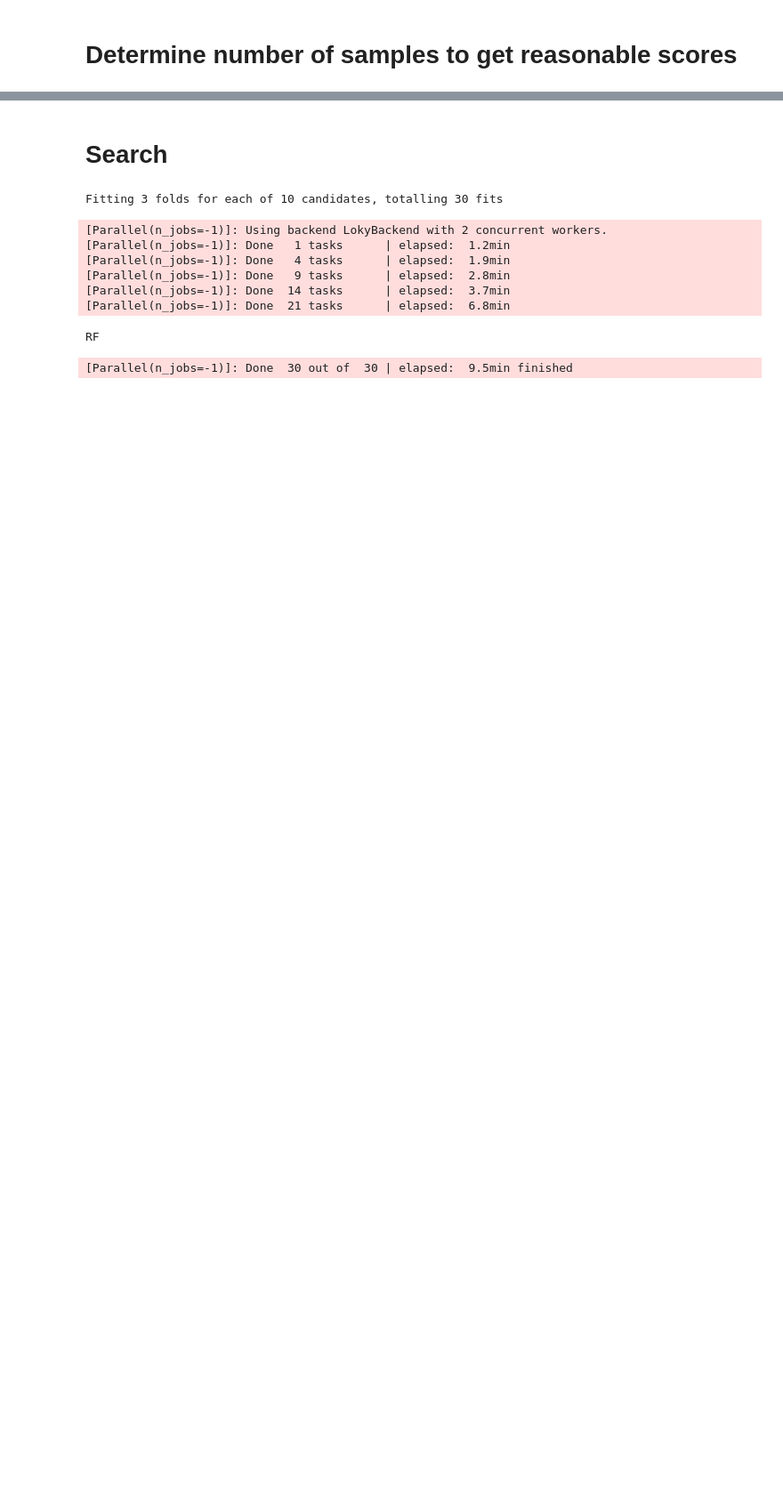
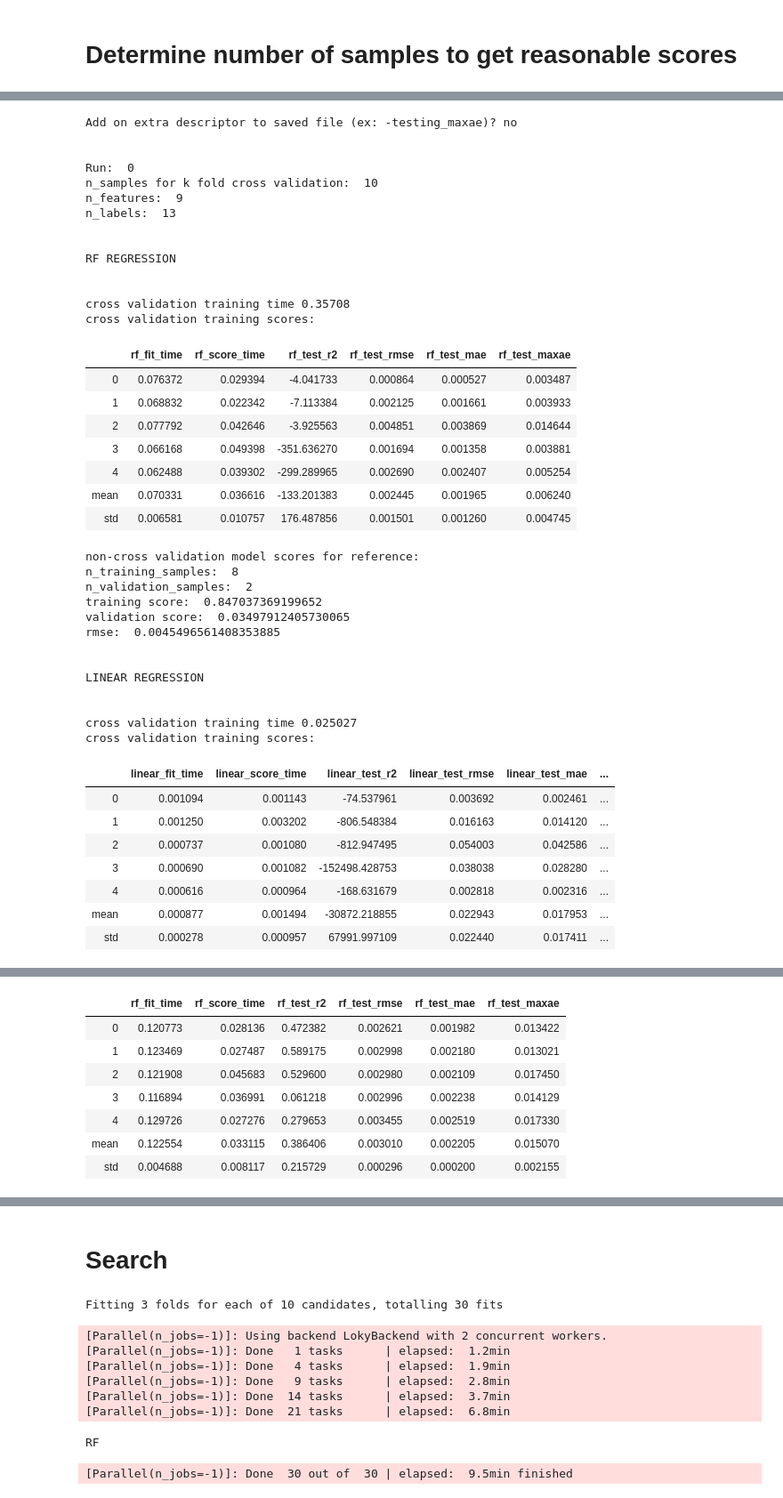
Before and after one commit to mbardwell/masters-simapprox, a Jupyter notebook: smart-sim/simhandler/ieee-13_approximating-with-RF_gaussiansamples.ipynb, the cells around one changed output, grey strips where cells are left out. Shown at 89% size. Drawn from its saved outputs; the diff is of its cells as text; code cells hidden in the pictures; blank space fills up the shorter version.

```diff
--- a/smart-sim/simhandler/ieee-13_approximating-with-RF_gaussiansamples.ipynb
+++ b/smart-sim/simhandler/ieee-13_approximating-with-RF_gaussiansamples.ipynb
@@ -571,0 +621,46 @@ cross validation training scores:
+# %%
+train_models_on_given_sample_size(regression_model, features, labels, n_samples_array=[100, 1000, 10000, 100000])
+# %% [output]
+Add on extra descriptor to saved file (ex: -testing_maxae)? no
+
+
+Run:  0
+n_samples for k fold cross validation:  10
+n_features:  9
+n_labels:  13
+
+
+RF REGRESSION
+
+
+cross validation training time 0.35708
+cross validation training scores:
+|  | rf_fit_time | rf_score_time | rf_test_r2 | rf_test_rmse | rf_test_mae | rf_test_maxae |
+| 0 | 0.076372 | 0.029394 | -4.041733 | 0.000864 | 0.000527 | 0.003487 |
+| 1 | 0.068832 | 0.022342 | -7.113384 | 0.002125 | 0.001661 | 0.003933 |
+| 2 | 0.077792 | 0.042646 | -3.925563 | 0.004851 | 0.003869 | 0.014644 |
+| 3 | 0.066168 | 0.049398 | -351.636270 | 0.001694 | 0.001358 | 0.003881 |
+| 4 | 0.062488 | 0.039302 | -299.289965 | 0.002690 | 0.002407 | 0.005254 |
+| mean | 0.070331 | 0.036616 | -133.201383 | 0.002445 | 0.001965 | 0.006240 |
+| std | 0.006581 | 0.010757 | 176.487856 | 0.001501 | 0.001260 | 0.004745 |
+non-cross validation model scores for reference:
+n_training_samples:  8
+n_validation_samples:  2
+training score:  0.847037369199652
+validation score:  0.03497912405730065
+rmse:  0.0045496561408353885
+
+
+LINEAR REGRESSION
+
+
+cross validation training time 0.025027
+cross validation training scores:
+|  | linear_fit_time | linear_score_time | linear_test_r2 | linear_test_rmse | linear_test_mae | ... |
+| 0 | 0.001094 | 0.001143 | -74.537961 | 0.003692 | 0.002461 | ... |
+| 1 | 0.001250 | 0.003202 | -806.548384 | 0.016163 | 0.014120 | ... |
+| 2 | 0.000737 | 0.001080 | -812.947495 | 0.054003 | 0.042586 | ... |
+| 3 | 0.000690 | 0.001082 | -152498.428753 | 0.038038 | 0.028280 | ... |
+| 4 | 0.000616 | 0.000964 | -168.631679 | 0.002818 | 0.002316 | ... |
+| mean | 0.000877 | 0.001494 | -30872.218855 | 0.022943 | 0.017953 | ... |
+| std | 0.000278 | 0.000957 | 67991.997109 | 0.022440 | 0.017411 | ... |
@@ -571,0 +684,8 @@ cross validation training scores:
+|  | rf_fit_time | rf_score_time | rf_test_r2 | rf_test_rmse | rf_test_mae | rf_test_maxae |
+| 0 | 0.120773 | 0.028136 | 0.472382 | 0.002621 | 0.001982 | 0.013422 |
+| 1 | 0.123469 | 0.027487 | 0.589175 | 0.002998 | 0.002180 | 0.013021 |
+| 2 | 0.121908 | 0.045683 | 0.529600 | 0.002980 | 0.002109 | 0.017450 |
+| 3 | 0.116894 | 0.036991 | 0.061218 | 0.002996 | 0.002238 | 0.014129 |
+| 4 | 0.129726 | 0.027276 | 0.279653 | 0.003455 | 0.002519 | 0.017330 |
+| mean | 0.122554 | 0.033115 | 0.386406 | 0.003010 | 0.002205 | 0.015070 |
+| std | 0.004688 | 0.008117 | 0.215729 | 0.000296 | 0.000200 | 0.002155 |
```
Also changed, not shown: parts of 11 cells of this notebook, 13 other files.
